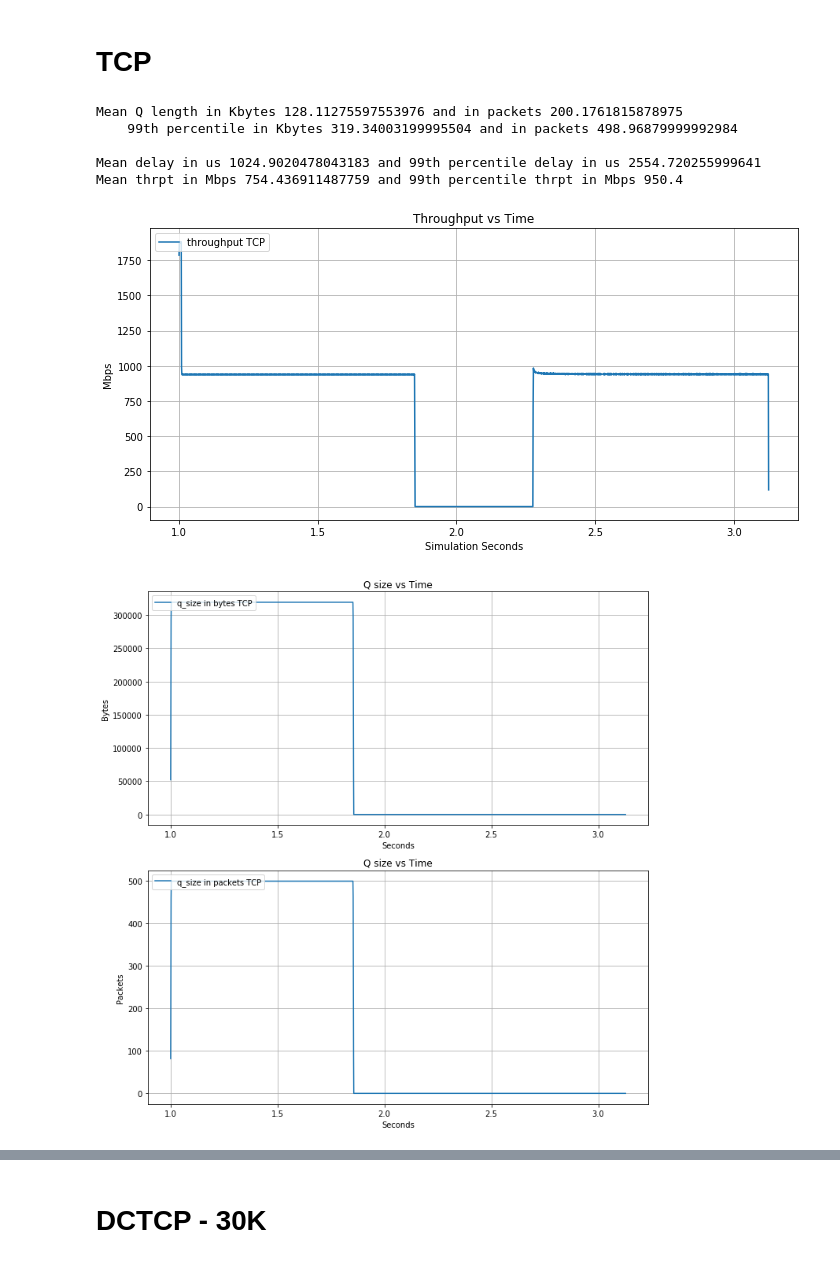
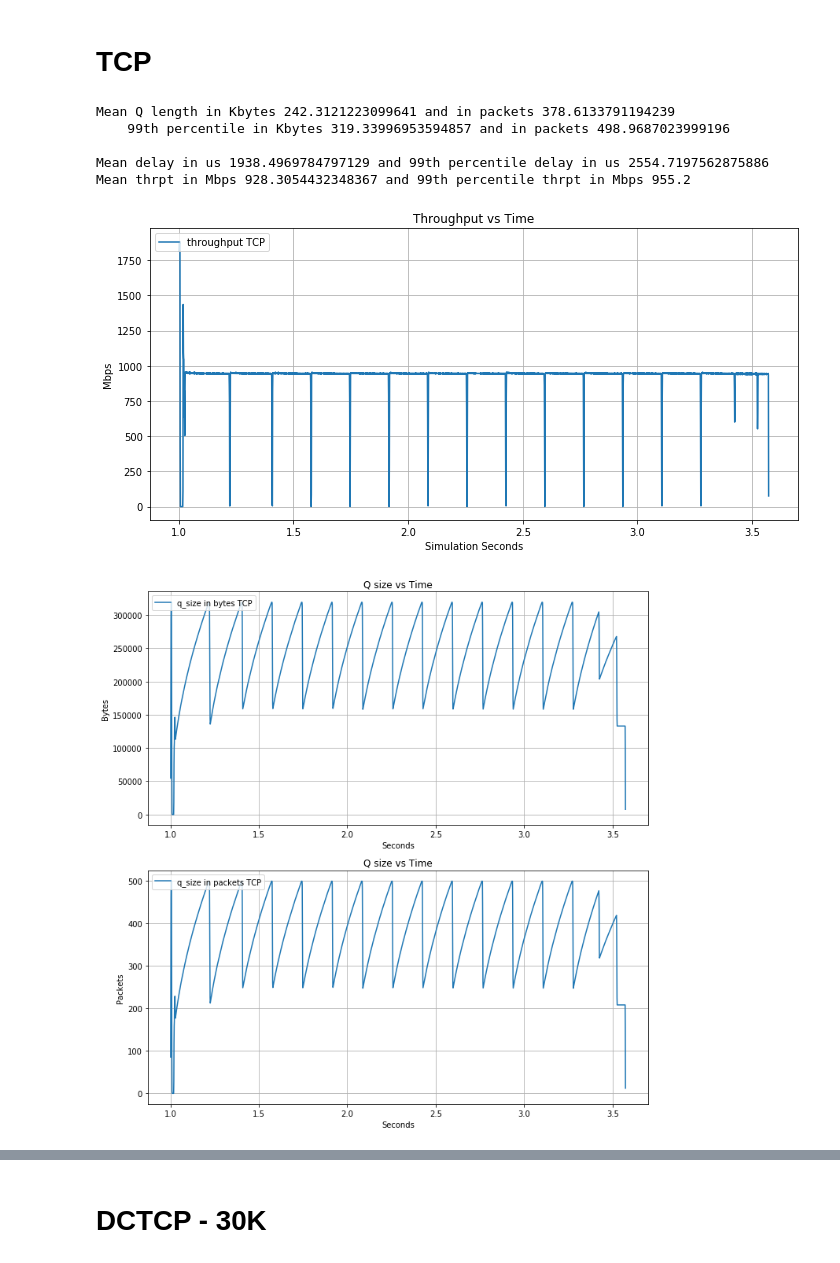
Before and after one commit to konspras/Implementation-and-end-to-end-Evaluation-of-the-HULL-Architecture, a Jupyter notebook: results/static_flow_main/Postprocess.ipynb, the cells around one changed output, grey strips where cells are left out. Drawn from its saved outputs; the diff is of its cells as text; code cells hidden in the pictures.

```diff
--- a/results/static_flow_main/Postprocess.ipynb
+++ b/results/static_flow_main/Postprocess.ipynb
@@ -150,23 +150,23 @@ delay_99_list = [None]*4
 # TCP
 # %%
 label = "TCP"
-q_mon = np.genfromtxt("q_mon|"+label+"|2", delimiter=" ")
-thrpts =np.genfromtxt("thrpt_mon|"+label+"|2", delimiter=",")
+q_mon = np.genfromtxt("q_mon|"+label+"|3", delimiter=" ")
+thrpts =np.genfromtxt("thrpt_mon|"+label+"|3", delimiter=",")
 
 thrpt_mean, thrpt_99 = plot_througput(thrpts, label)
 bytes_mean, pkts_mean, bytes_99, pkts_99 = plot_queue_size(q_mon, label)
 delay_mean, delay_99 = plot_queuing_time(q_mon, label, 1)
 plot_cwnd(thrpts,label)
 print_results()
 
 thrpt_list[0] = thrpt_mean
 delay_mean_list[0] = delay_mean
 delay_99_list[0] = delay_99
 # %% [output]
-Mean Q length in Kbytes 128.11275597553976 and in packets 200.1761815878975
-    99th percentile in Kbytes 319.34003199995504 and in packets 498.96879999992984
+Mean Q length in Kbytes 242.3121223099641 and in packets 378.6133791194239
+    99th percentile in Kbytes 319.33996953594857 and in packets 498.9687023999196
 
-Mean delay in us 1024.9020478043183 and 99th percentile delay in us 2554.720255999641
-Mean thrpt in Mbps 754.436911487759 and 99th percentile thrpt in Mbps 950.4
+Mean delay in us 1938.4969784797129 and 99th percentile delay in us 2554.7197562875886
+Mean thrpt in Mbps 928.3054432348367 and 99th percentile thrpt in Mbps 955.2
-[figure, old version]
+[figure, new version]
-[figure, old version]
+[figure, new version]
```
Also changed, not shown: parts of 5 cells of this notebook, 39 other files.
